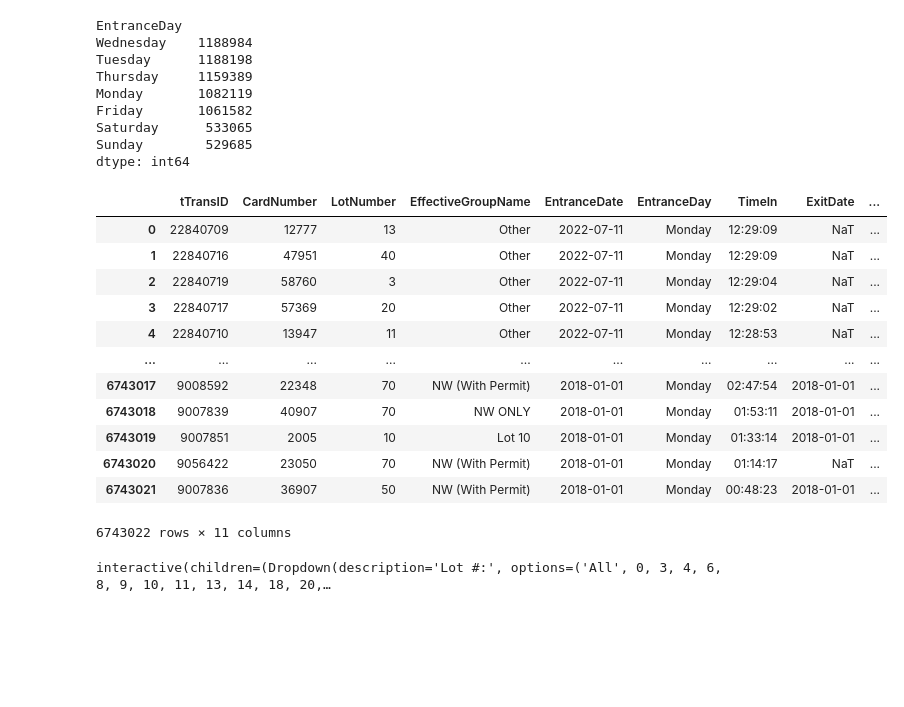
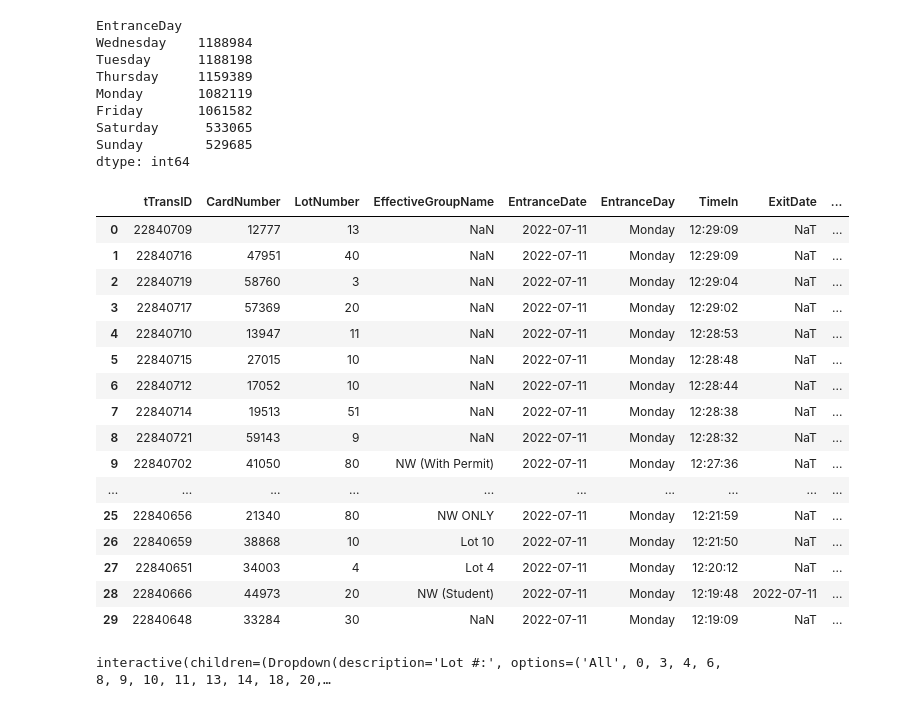
Before and after one commit to jacobbp25/Group5Project, a Jupyter notebook: Parking_m.ipynb, the cells around one changed output. Drawn from its saved outputs; the diff is of its cells as text; code cells hidden in the pictures; blank space fills up the shorter version.

Commit message:
final notebook moved to Parking.ipynb and iterations saved under initals

```diff
--- a/Parking_m.ipynb
+++ b/Parking_m.ipynb
@@ -77,10 +84,7 @@ ini_cols = ['tTransID', 'CardNumber', 'LotNumber', 'EffectiveGroupName','Entranc
 # reset df to updated columns list
 vtrans = vtrans.reindex(columns=ini_cols)
 
-# replace na values in effective group name to identify those that may not have a parking pass
-vtrans['EffectiveGroupName'] = vtrans['EffectiveGroupName'].fillna('Other')
-
 # preview
-vtrans
+vtrans[:25]
 # %% [output]
 |  | tTransID | CardNumber | LotNumber | EffectiveGroupName | EntranceTime | ExitTime | NoEntry | noexit |
@@ -140,25 +166,29 @@ dtype: int64
 # %%
 # Using mutliple select boxes to filter a single dataframe with columns also filtered
 col_titles = ['tTransID', 'CardNumber', 'LotNumber', 'EffectiveGroupName','EntranceDate', 'EntranceDay', 'TimeIn',
        'ExitDate','ExitDay', 'TimeOut', 'TimeParked']
 
 vtrans = vtrans.reindex(columns=col_titles)
 
-vtrans
+vtrans[:30]
 # %% [output]
 |  | tTransID | CardNumber | LotNumber | EffectiveGroupName | EntranceDate | EntranceDay | TimeIn | ExitDate | ... |
-| 0 | 22840709 | 12777 | 13 | Other | 2022-07-11 | Monday | 12:29:09 | NaT | ... |
-| 1 | 22840716 | 47951 | 40 | Other | 2022-07-11 | Monday | 12:29:09 | NaT | ... |
-| 2 | 22840719 | 58760 | 3 | Other | 2022-07-11 | Monday | 12:29:04 | NaT | ... |
-| 3 | 22840717 | 57369 | 20 | Other | 2022-07-11 | Monday | 12:29:02 | NaT | ... |
-| 4 | 22840710 | 13947 | 11 | Other | 2022-07-11 | Monday | 12:28:53 | NaT | ... |
+| 0 | 22840709 | 12777 | 13 | NaN | 2022-07-11 | Monday | 12:29:09 | NaT | ... |
+| 1 | 22840716 | 47951 | 40 | NaN | 2022-07-11 | Monday | 12:29:09 | NaT | ... |
+| 2 | 22840719 | 58760 | 3 | NaN | 2022-07-11 | Monday | 12:29:04 | NaT | ... |
+| 3 | 22840717 | 57369 | 20 | NaN | 2022-07-11 | Monday | 12:29:02 | NaT | ... |
+| 4 | 22840710 | 13947 | 11 | NaN | 2022-07-11 | Monday | 12:28:53 | NaT | ... |
+| 5 | 22840715 | 27015 | 10 | NaN | 2022-07-11 | Monday | 12:28:48 | NaT | ... |
+| 6 | 22840712 | 17052 | 10 | NaN | 2022-07-11 | Monday | 12:28:44 | NaT | ... |
+| 7 | 22840714 | 19513 | 51 | NaN | 2022-07-11 | Monday | 12:28:38 | NaT | ... |
+| 8 | 22840721 | 59143 | 9 | NaN | 2022-07-11 | Monday | 12:28:32 | NaT | ... |
+| 9 | 22840702 | 41050 | 80 | NW (With Permit) | 2022-07-11 | Monday | 12:27:36 | NaT | ... |
 | ... | ... | ... | ... | ... | ... | ... | ... | ... | ... |
-| 6743017 | 9008592 | 22348 | 70 | NW (With Permit) | 2018-01-01 | Monday | 02:47:54 | 2018-01-01 | ... |
-| 6743018 | 9007839 | 40907 | 70 | NW ONLY | 2018-01-01 | Monday | 01:53:11 | 2018-01-01 | ... |
-| 6743019 | 9007851 | 2005 | 10 | Lot 10 | 2018-01-01 | Monday | 01:33:14 | 2018-01-01 | ... |
-| 6743020 | 9056422 | 23050 | 70 | NW (With Permit) | 2018-01-01 | Monday | 01:14:17 | NaT | ... |
-| 6743021 | 9007836 | 36907 | 50 | NW (With Permit) | 2018-01-01 | Monday | 00:48:23 | 2018-01-01 | ... |
+| 25 | 22840656 | 21340 | 80 | NW ONLY | 2022-07-11 | Monday | 12:21:59 | NaT | ... |
+| 26 | 22840659 | 38868 | 10 | Lot 10 | 2022-07-11 | Monday | 12:21:50 | NaT | ... |
+| 27 | 22840651 | 34003 | 4 | Lot 4 | 2022-07-11 | Monday | 12:20:12 | NaT | ... |
+| 28 | 22840666 | 44973 | 20 | NW (Student) | 2022-07-11 | Monday | 12:19:48 | 2022-07-11 | ... |
+| 29 | 22840648 | 33284 | 30 | NaN | 2022-07-11 | Monday | 12:19:09 | NaT | ... |
-6743022 rows × 11 columns
 # %%
 # Defining a widget to select a certain lot#
 
```
Also changed, not shown: parts of 13 cells of this notebook, 1 other file.
